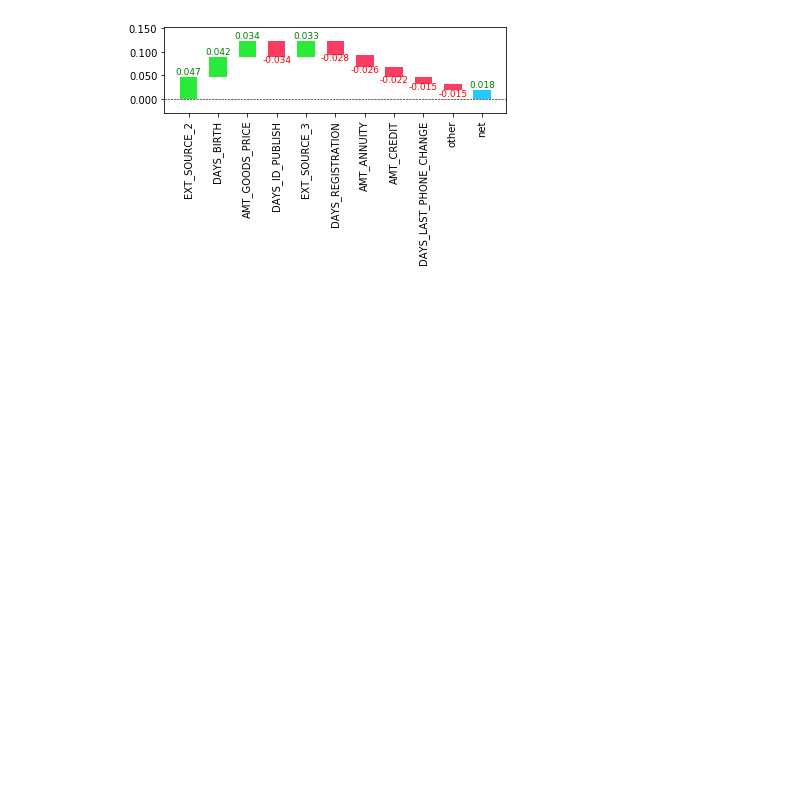
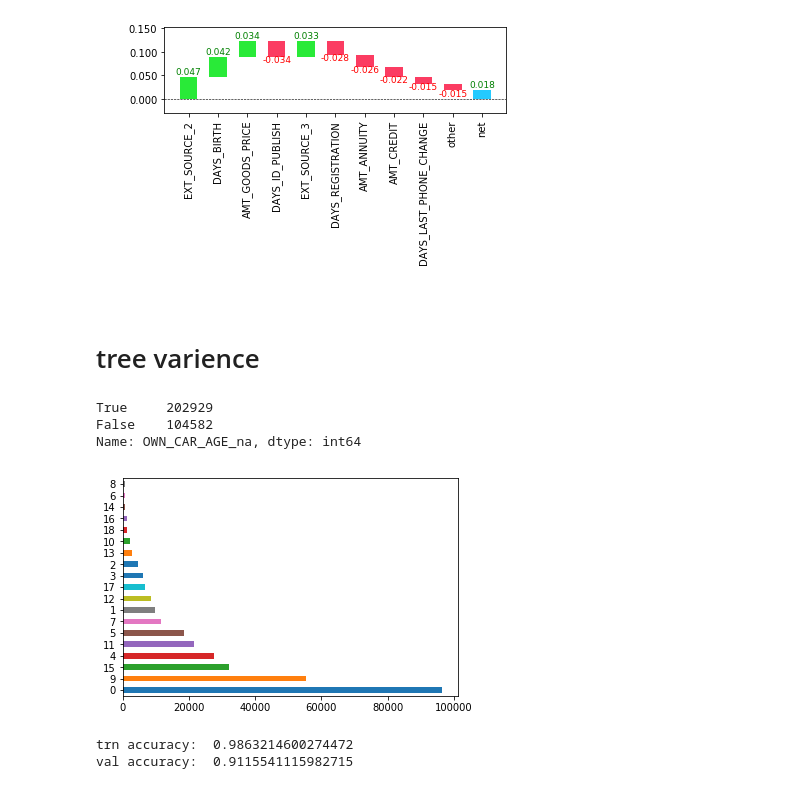
Before and after one commit to KienVu2368/tabint, a Jupyter notebook: nbs/develop 3.ipynb, the cells around one changed output. Cells and saved outputs as stored; diff of their text form; code cells hidden in the pictures; blank space fills up the shorter version.

```diff
--- a/nbs/develop 3.ipynb
+++ b/nbs/develop 3.ipynb
@@ -227,3 +237,15 @@ my_plot = waterfall_chart.plot(ds.features,
                              formatting='{:,.3f}')
 # %% [output]
 [figure]
+# %% [markdown]
+# tree varience
+# %%
+app_train_proc.OWN_CAR_AGE_na.value_counts()
+# %% [output]
+True     202929
+False    104582
+Name: OWN_CAR_AGE_na, dtype: int64
+# %%
+app_train_proc.OCCUPATION_TYPE.value_counts().plot.barh();
+# %% [output]
+[figure, added]
@@ -229,0 +254,5 @@ my_plot = waterfall_chart.plot(ds.features,
+# %%
+learner.fit(*ds.trn, *ds.val)
+# %% [output]
+trn accuracy:  0.9863214600274472
+val accuracy:  0.9115541115982715
```
Also changed, not shown: parts of 24 cells of this notebook, 8 other files.
